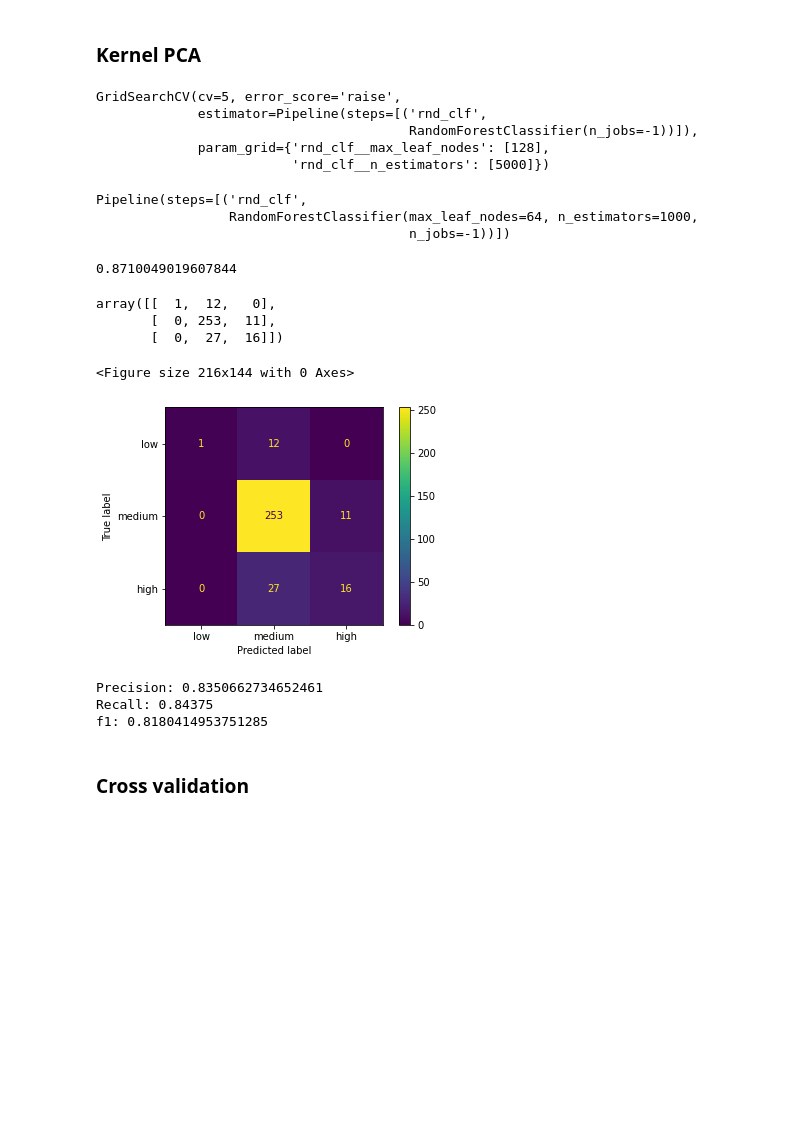
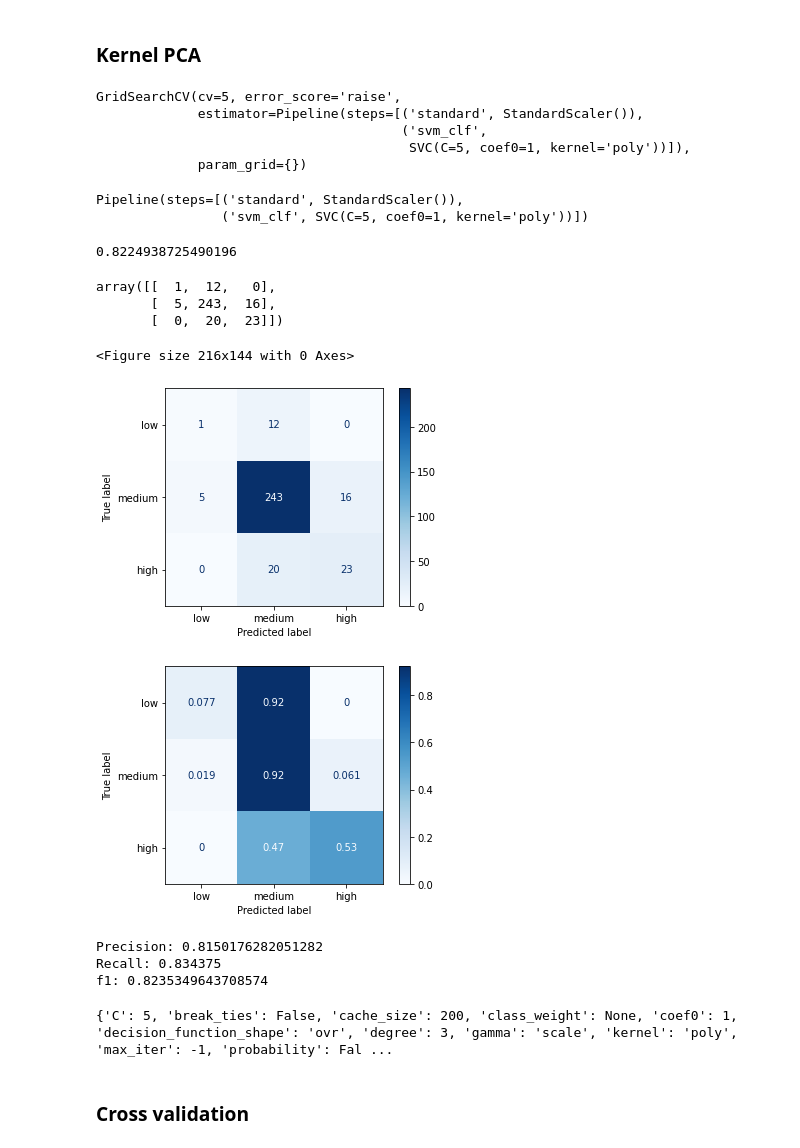
Before and after one commit to fod/machine-learning-statistics, a Jupyter notebook: scikit-learn.ipynb, the cells around one changed output. Drawn from its saved outputs; the diff is of its cells as text; code cells hidden in the pictures; blank space fills up the shorter version.

Commit message:
normalised confusion matrix

```diff
--- a/scikit-learn.ipynb
+++ b/scikit-learn.ipynb
@@ -506,14 +506,14 @@ kpca_ww = KernelPCA(n_components=3, kernel="rbf", gamma=0.04)
 X_kpca_ww = kpca_ww.fit_transform(X_std_ww)
 # %%
 pipeline = Pipeline([
-    #('standard', StandardScaler()),
+    ('standard', StandardScaler()),
     #('minmax', MinMaxScaler()),
     #('dropunimp', DropLessImportantFeatures(threshold=0.497)),
     #('dropcorr', DropCorrelatedFeatures()),
     #('pca', PCA()),
     #('kpca', KernelPCA(kernel="rbf")),
-    ('rnd_clf', RandomForestClassifier(n_jobs=-1)),
-    #('svm_clf', SVC(kernel="poly", degree=3, coef0=1, C=5))
+    #('rnd_clf', RandomForestClassifier(n_jobs=-1)),
+    ('svm_clf', SVC(kernel="poly", degree=3, coef0=1, C=5))
 ])
 
 param_grid = { #'kpca__n_components': [0.95, 0.99],
@@ -522,8 +522,8 @@ param_grid = { #'kpca__n_components': [0.95, 0.99],
 #                'svm_clf__C': [1, 5, 10],
 #                'svm_clf__coef0': [0, 0.1, 1],
 #                'svm_clf__degree': [2, 3, 4],
-                 'rnd_clf__n_estimators': [5000],
-                 'rnd_clf__max_leaf_nodes': [128],
+                 #'rnd_clf__n_estimators': [5000],
+                 #'rnd_clf__max_leaf_nodes': [128],
              }
 # param_grid = [{'minmax': ['passthrough'],
 #                'dropunimp': ['passthrough', DropLessImportantFeatures(0.01), DropLessImportantFeatures(0.1), DropLessImportantFeatures(0.2)],
@@ -536,20 +536,19 @@ grid_search = GridSearchCV(pipeline, param_grid, cv=5, error_score='raise')
 grid_search.fit(X_train_rw, y_train_cat_rw)
 # %% [output]
 GridSearchCV(cv=5, error_score='raise',
-             estimator=Pipeline(steps=[('rnd_clf',
-                                        RandomForestClassifier(n_jobs=-1))]),
-             param_grid={'rnd_clf__max_leaf_nodes': [128],
-                         'rnd_clf__n_estimators': [5000]})
+             estimator=Pipeline(steps=[('standard', StandardScaler()),
+                                       ('svm_clf',
+                                        SVC(C=5, coef0=1, kernel='poly'))]),
+             param_grid={})
 # %%
 grid_search.best_estimator_
 # %% [output]
-Pipeline(steps=[('rnd_clf',
-                 RandomForestClassifier(max_leaf_nodes=64, n_estimators=1000,
-                                        n_jobs=-1))])
+Pipeline(steps=[('standard', StandardScaler()),
+                ('svm_clf', SVC(C=5, coef0=1, kernel='poly'))])
 # %%
 grid_search.best_score_
 # %% [output]
-0.8710049019607844
+0.8224938725490196
 # %%
 y_pred = grid_search.predict(X_test_rw)
 #cm = confusion_matrix(y_test_cat_rw, y_pred, labels=['low', 'medium', 'high'])
@@ -558,25 +557,41 @@ cm = confusion_matrix(y_test_cat_rw, y_pred, labels=[0,1,2])
 cm
 # %% [output]
 array([[  1,  12,   0],
-       [  0, 253,  11],
-       [  0,  27,  16]])
+       [  5, 243,  16],
+       [  0,  20,  23]])
 # %%
 plt.figure(figsize=(3,2))
-ConfusionMatrixDisplay.from_predictions(y_test_cat_rw, y_pred, display_labels=['low', 'medium', 'high'])
+ConfusionMatrixDisplay.from_predictions(y_test_cat_rw, y_pred,
+                                        display_labels=['low', 'medium', 'high'],
+                                        cmap=plt.cm.Blues,
+                                        normalize=None)
+plt.grid(False)
+ConfusionMatrixDisplay.from_predictions(y_test_cat_rw, y_pred,
+                                        display_labels=['low', 'medium', 'high'],
+                                        cmap=plt.cm.Blues,
+                                        normalize='true')
 plt.grid(False)
 plt.show()
 # %% [output]
 <Figure size 216x144 with 0 Axes>
-[figure, old version]
+[figure, new version]
+[figure, added]
 # %%
 precision = precision_score(y_test_cat_rw, y_pred, average='weighted')
 recall = recall_score(y_test_cat_rw, y_pred, average='weighted')
 f1 = f1_score(y_test_cat_rw, y_pred, average='weighted')
 print(f"Precision: {precision}\nRecall: {recall}\nf1: {f1}\n")
 # %% [output]
-Precision: 0.8350662734652461
-Recall: 0.84375
-f1: 0.8180414953751285
+Precision: 0.8150176282051282
+Recall: 0.834375
+f1: 0.8235349643708574
+# %%
+model = grid_search.best_estimator_
+print(
+    model.named_steps['svm_clf'].get_params()
+)
+# %% [output]
+{'C': 5, 'break_ties': False, 'cache_size': 200, 'class_weight': None, 'coef0': 1, 'decision_function_shape': 'ovr', 'degree': 3, 'gamma': 'scale', 'kernel': 'poly', 'max_iter': -1, 'probability': Fal ...
 # %%
 model = SVC(kernel="poly", degree=3, coef0=1, C=5)
 # svm_clf = Pipeline([
```
Also changed, not shown: parts of 7 cells of this notebook.
